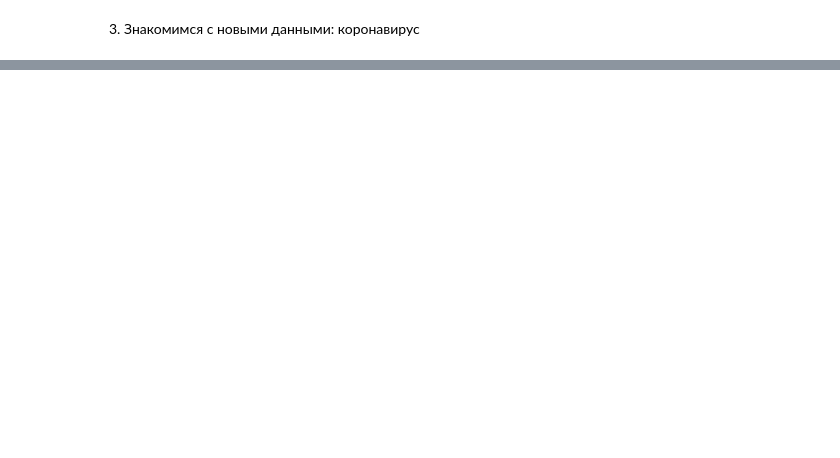
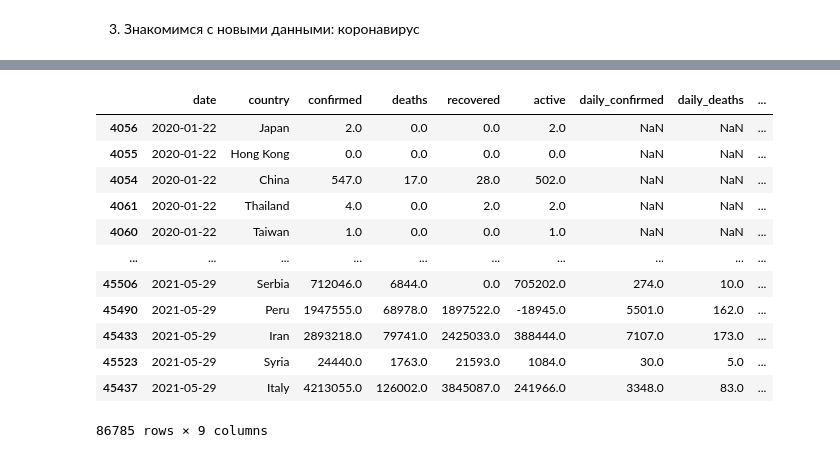
Before and after one commit to FreeRadical1320/sf_data_science, a Jupyter notebook: practice/python 13 covid.ipynb, the cells around one changed output, grey strips where cells are left out. Cells and saved outputs as stored; diff of their text form; code cells hidden in the pictures; blank space fills up the shorter version.

```diff
--- a/practice/python 13 covid.ipynb
+++ b/practice/python 13 covid.ipynb
@@ -26,0 +22,8 @@ display(vaccinations_data.head())
+# %%
+# Группируем таблицу по дате и названию страны и рассчитываем суммарные показатели по всем регионам.
+# Тем самым переходим от данных по регионам к данным по странам:
+
+covid_data = covid_data.groupby(
+    ['date', 'country'],
+    as_index=False
+)[['confirmed', 'deaths', 'recovered']].sum()
@@ -26,0 +32,7 @@ display(vaccinations_data.head())
+# %%
+covid_data['date'] = pd.to_datetime(covid_data['date'])
+# %%
+# Создадим признак больных на данный момент (active).
+# Для этого вычтем из общего числа зафиксированных случаев число смертей и число выздоровевших пациентов:
+
+covid_data['active'] = covid_data['confirmed'] - covid_data['deaths'] - covid_data['recovered']
@@ -26,0 +50,16 @@ display(vaccinations_data.head())
+# %%
+display(covid_data.sort_values(by=['date']))
+# %% [output]
+|  | date | country | confirmed | deaths | recovered | active | daily_confirmed | daily_deaths | ... |
+| 4056 | 2020-01-22 | Japan | 2.0 | 0.0 | 0.0 | 2.0 | NaN | NaN | ... |
+| 4055 | 2020-01-22 | Hong Kong | 0.0 | 0.0 | 0.0 | 0.0 | NaN | NaN | ... |
+| 4054 | 2020-01-22 | China | 547.0 | 17.0 | 28.0 | 502.0 | NaN | NaN | ... |
+| 4061 | 2020-01-22 | Thailand | 4.0 | 0.0 | 2.0 | 2.0 | NaN | NaN | ... |
+| 4060 | 2020-01-22 | Taiwan | 1.0 | 0.0 | 0.0 | 1.0 | NaN | NaN | ... |
+| ... | ... | ... | ... | ... | ... | ... | ... | ... | ... |
+| 45506 | 2021-05-29 | Serbia | 712046.0 | 6844.0 | 0.0 | 705202.0 | 274.0 | 10.0 | ... |
+| 45490 | 2021-05-29 | Peru | 1947555.0 | 68978.0 | 1897522.0 | -18945.0 | 5501.0 | 162.0 | ... |
+| 45433 | 2021-05-29 | Iran | 2893218.0 | 79741.0 | 2425033.0 | 388444.0 | 7107.0 | 173.0 | ... |
+| 45523 | 2021-05-29 | Syria | 24440.0 | 1763.0 | 21593.0 | 1084.0 | 30.0 | 5.0 | ... |
+| 45437 | 2021-05-29 | Italy | 4213055.0 | 126002.0 | 3845087.0 | 241966.0 | 3348.0 | 83.0 | ... |
+86785 rows × 9 columns
```
Also changed, not shown: parts of 13 cells of this notebook, 1 other file.
